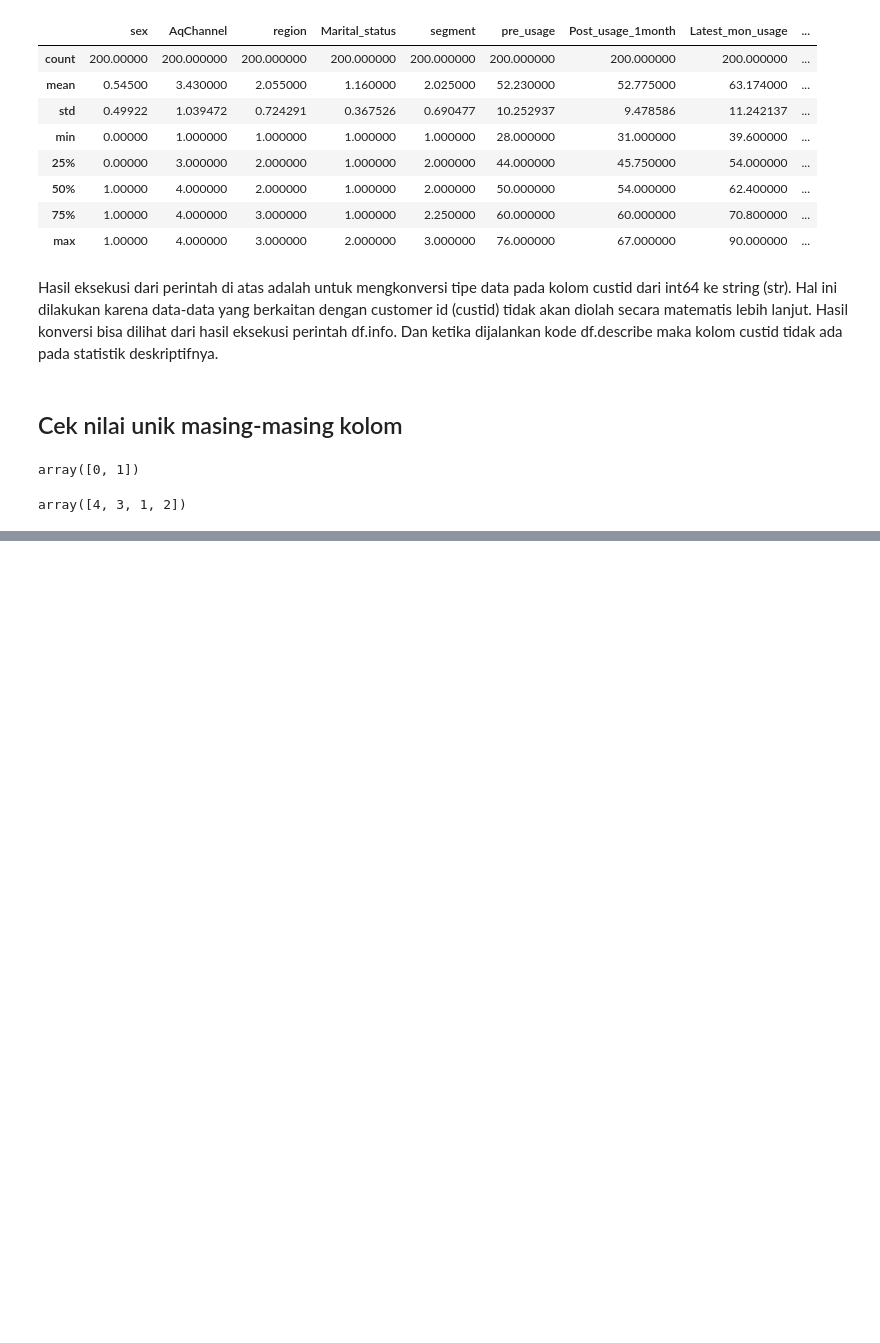
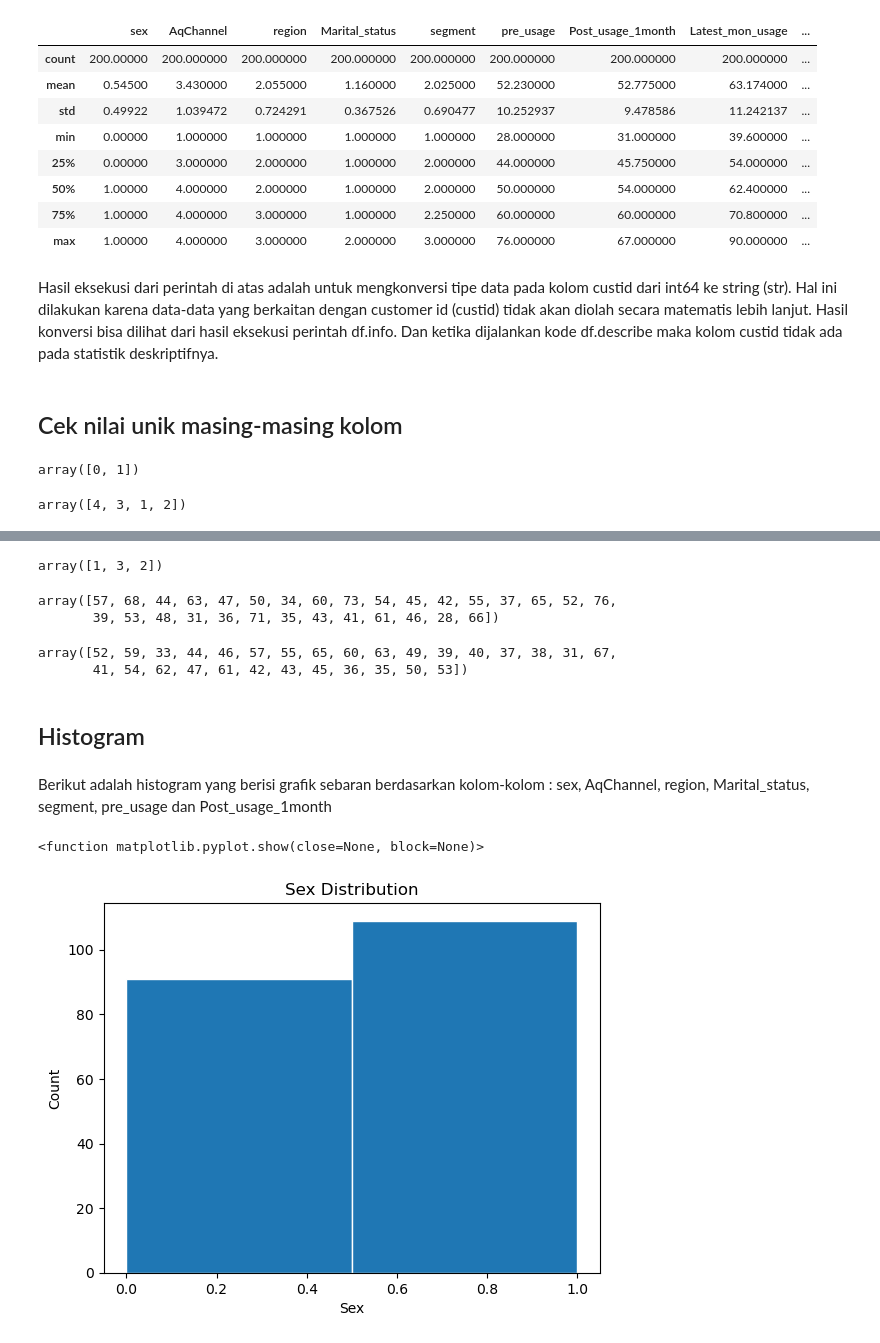
Before and after one commit to KhadafiZubaidiDev/my-projects, a Jupyter notebook: advanced-statistic-project/main.ipynb, the cells around one changed output, grey strips where cells are left out. Cells and saved outputs as stored; diff of their text form; code cells hidden in the pictures; blank space fills up the shorter version.

Commit message:
Add Histogram di advanced-statistic-project.ipynb

```diff
--- a/advanced-statistic-project/main.ipynb
+++ b/advanced-statistic-project/main.ipynb
@@ -150,0 +159,27 @@ array([4, 3, 1, 2])
+# %%
+df['segment'].unique()
+# %% [output]
+array([1, 3, 2])
+# %%
+df['pre_usage'].unique()
+# %% [output]
+array([57, 68, 44, 63, 47, 50, 34, 60, 73, 54, 45, 42, 55, 37, 65, 52, 76,
+       39, 53, 48, 31, 36, 71, 35, 43, 41, 61, 46, 28, 66])
+# %%
+df['Post_usage_1month'].unique()
+# %% [output]
+array([52, 59, 33, 44, 46, 57, 55, 65, 60, 63, 49, 39, 40, 37, 38, 31, 67,
+       41, 54, 62, 47, 61, 42, 43, 45, 36, 35, 50, 53])
+# %% [markdown]
+## Histogram
+# %% [markdown]
+Berikut adalah histogram yang berisi grafik sebaran berdasarkan kolom-kolom : sex, AqChannel, region, Marital_status, segment, pre_usage dan Post_usage_1month
+# %%
+plt.hist(df['sex'],bins=2,edgecolor="white")
+plt.title('Sex Distribution')
+plt.xlabel('Sex')
+plt.ylabel('Count')
+plt.show
+# %% [output]
+<function matplotlib.pyplot.show(close=None, block=None)>
+[figure, added]
```
Also changed, not shown: parts of 4 cells of this notebook.
